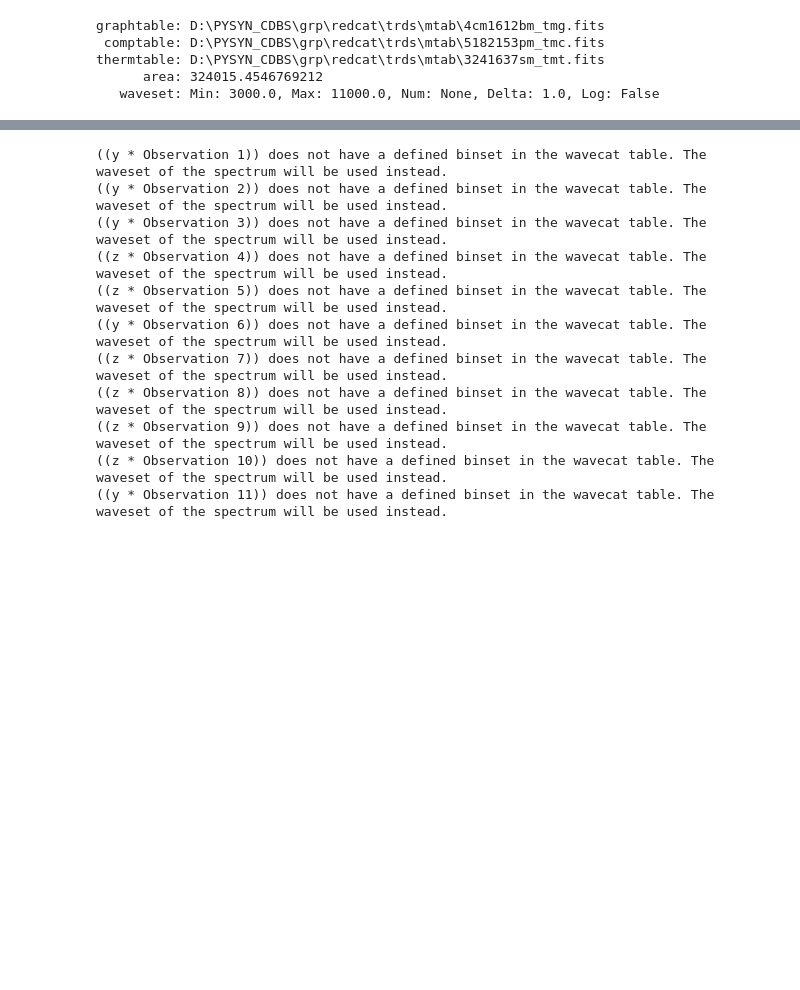
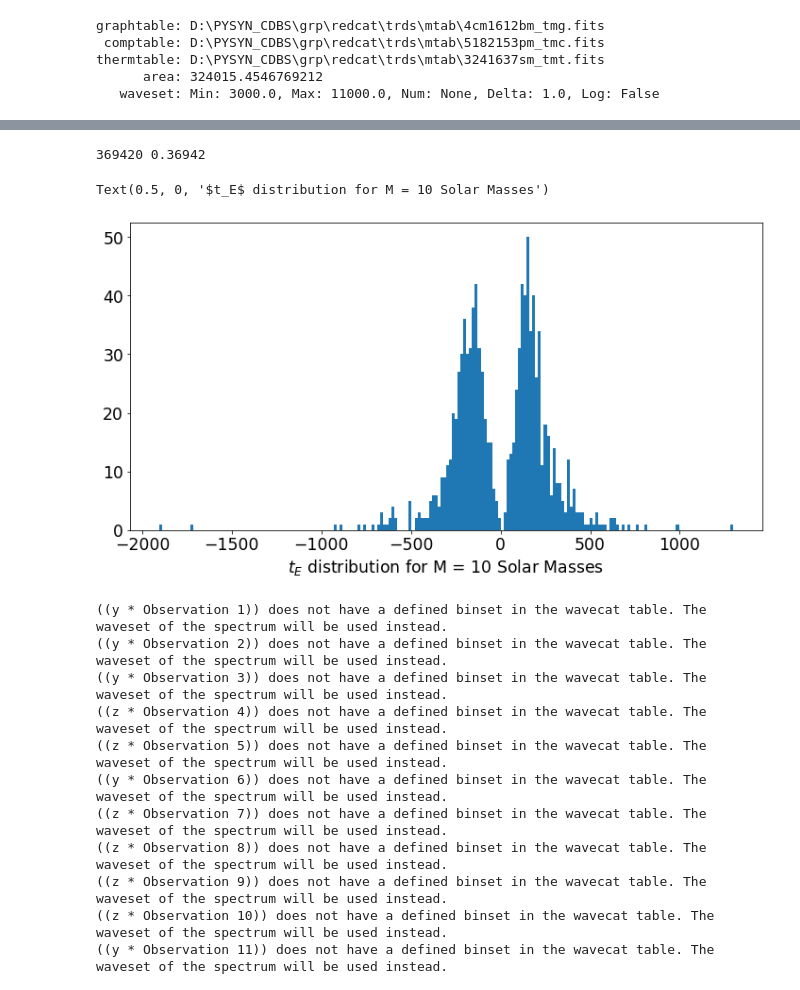
Before and after one commit to sylvielsstfr/StageM12021, a Jupyter notebook: notebooks Damien/Fit only.ipynb, the cells around one changed output, grey strips where cells are left out. Saved outputs shown, nothing was run; the diff lists cells and outputs as text; code cells hidden in the pictures; blank space fills up the shorter version.

```diff
--- a/notebooks Damien/Fit only.ipynb
+++ b/notebooks Damien/Fit only.ipynb
@@ -78,6 +94,16 @@ LSST_r = S.ArrayBandpass(df_LSST["wl"].values*10, df_LSST["r"].values, name = "r
 LSST_i = S.ArrayBandpass(df_LSST["wl"].values*10, df_LSST["i"].values, name = "i")
 LSST_z = S.ArrayBandpass(df_LSST["wl"].values*10, df_LSST["z"].values, name = "z")
 LSST_y = S.ArrayBandpass(df_LSST["wl"].values*10, df_LSST["y"].values, name = "y")
+# %%
+rg = RealisticGenerator(xvts=1000000)
+param=rg.generate_parameters(mass=10, nb_parameters=1000)
+
+plt.hist(param["tE"],bins=200);
+plt.xlabel("$t_E$ distribution for M = 10 Solar Masses")
+# %% [output]
+369420 0.36942
+Text(0.5, 0, '$t_E$ distribution for M = 10 Solar Masses')
+[figure, added]
 # %%
 from scipy.stats import uniform
 
```
Also changed, not shown: parts of 7 cells of this notebook, 3 other files.
